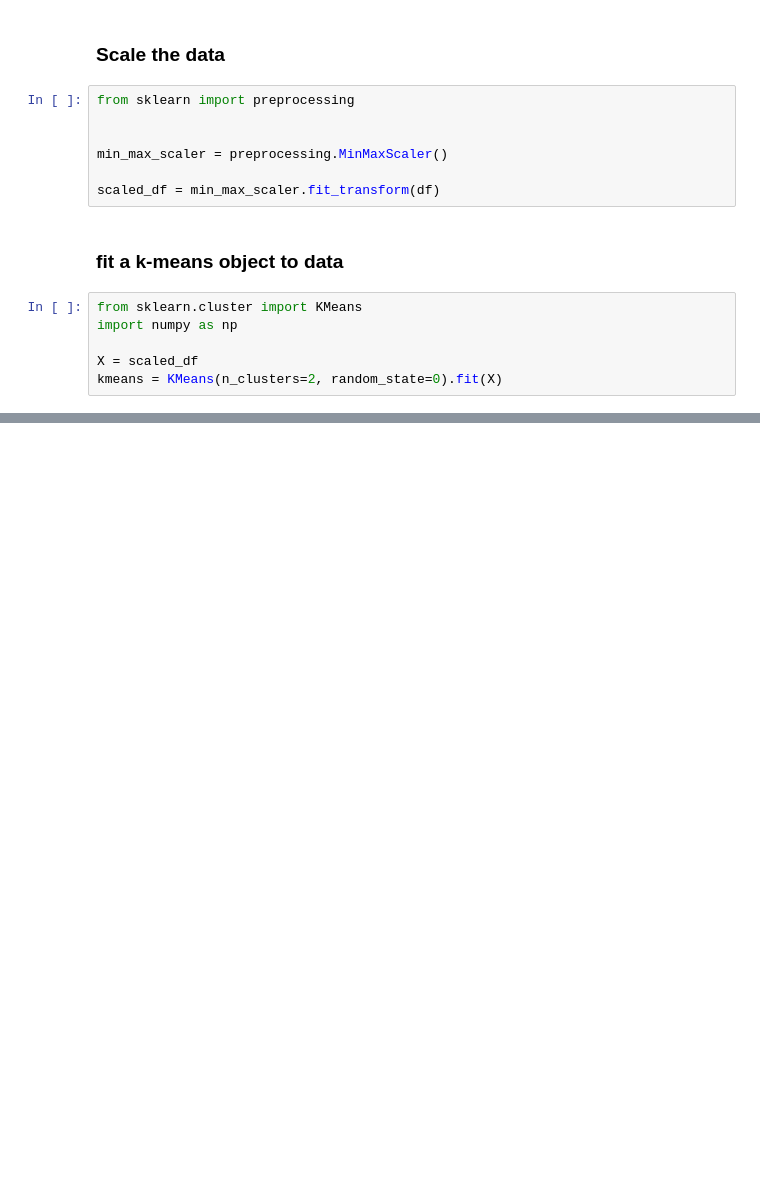
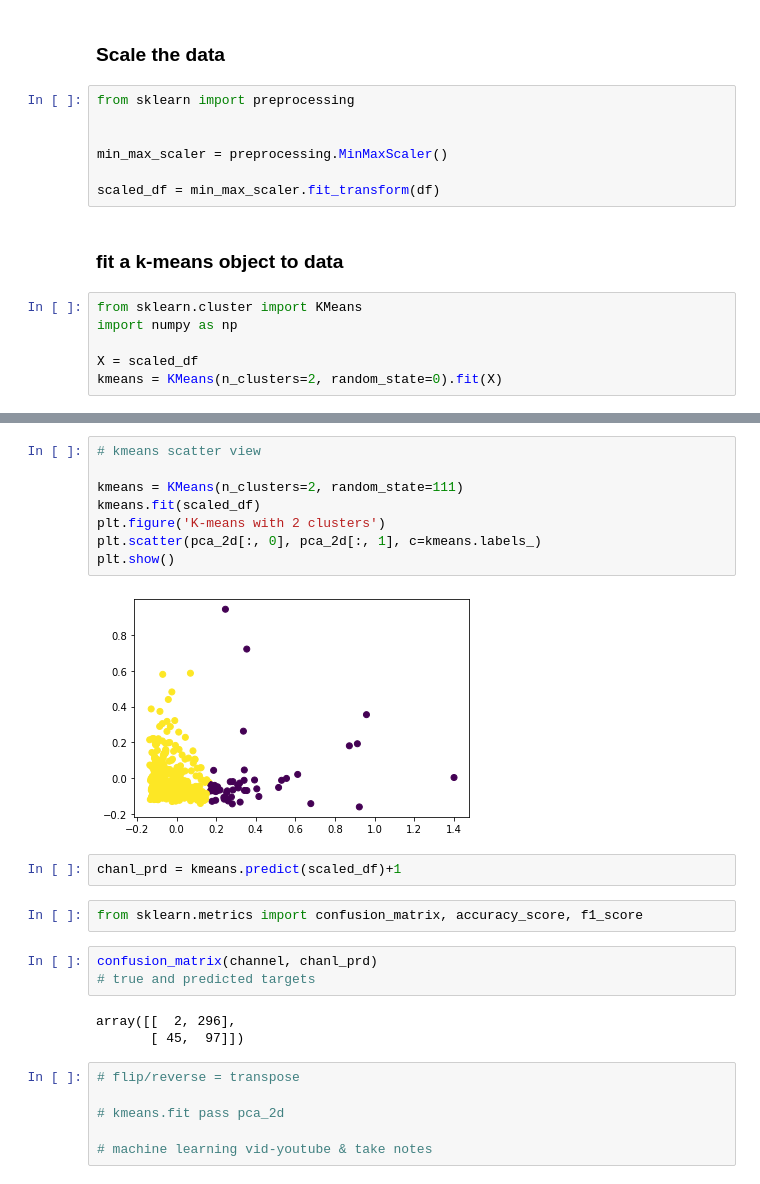
Before and after one commit to MackRoe/PCA_Kmeans, a Jupyter notebook: HW3.ipynb, the cells around one changed output, grey strips where cells are left out. Cells and saved outputs as stored; diff of their text form; blank space fills up the shorter version.

```diff
--- a/HW3.ipynb
+++ b/HW3.ipynb
@@ -76,0 +161,26 @@ kmeans = KMeans(n_clusters=2, random_state=0).fit(X)
+# %%
+# kmeans scatter view
+
+kmeans = KMeans(n_clusters=2, random_state=111)
+kmeans.fit(scaled_df)
+plt.figure('K-means with 2 clusters')
+plt.scatter(pca_2d[:, 0], pca_2d[:, 1], c=kmeans.labels_)
+plt.show()
+# %% [output]
+[figure, added]
+# %%
+chanl_prd = kmeans.predict(scaled_df)+1
+# %%
+from sklearn.metrics import confusion_matrix, accuracy_score, f1_score
+# %%
+confusion_matrix(channel, chanl_prd)
+# true and predicted targets
+# %% [output]
+array([[  2, 296],
+       [ 45,  97]])
+# %%
+# flip/reverse = transpose
+
+# kmeans.fit pass pca_2d
+
+# machine learning vid-youtube & take notes
```
Also changed, not shown: parts of 16 cells of this notebook.
